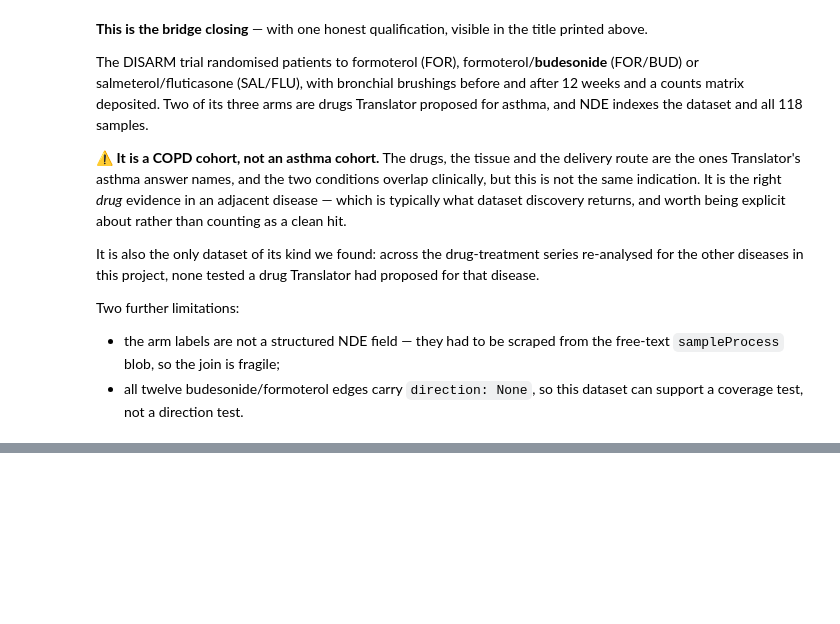
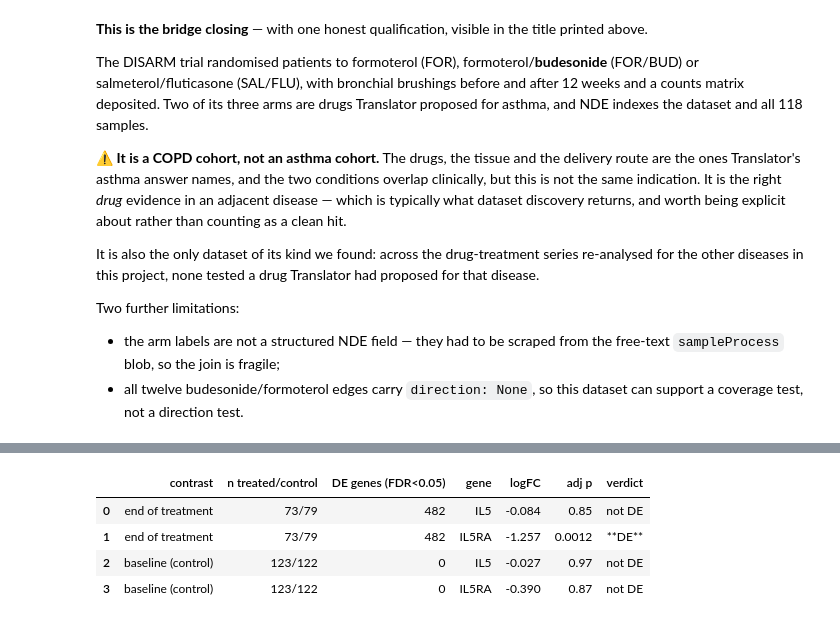
Before and after one commit to andrewsu/translator-nde, a Jupyter notebook: notebooks/asthma_translator_nde.ipynb, the cells around one changed output, grey strips where cells are left out. Saved outputs shown, nothing was run; the diff lists cells and outputs as text; code cells hidden in the pictures; blank space fills up the shorter version.

```diff
--- a/notebooks/asthma_translator_nde.ipynb
+++ b/notebooks/asthma_translator_nde.ipynb
@@ -610,0 +631,20 @@ Two further limitations:
+# %%
+re_out = json.loads(Path("../results/gse292059_reanalysis.json").read_text())
+rows = []
+for visit, label in [("visit14", "end of treatment"), ("visit01", "baseline (control)")]:
+    c = re_out["contrasts"][visit]
+    for gene, r in c["translator_genes"].items():
+        rows.append({"contrast": label, "n treated/control": f"{c['n_treated']}/{c['n_control']}",
+                     "DE genes (FDR<0.05)": c["n_significant"],
+                     "gene": gene,
+                     "logFC": None if r is None else round(r["logFC"], 3),
+                     "adj p": None if r is None else f"{r['adj_p']:.2g}",
+                     "verdict": "—" if r is None else
+                                ("**DE**" if r["adj_p"] < 0.05 else "not DE")})
+pd.DataFrame(rows)
+# %% [output]
+|  | contrast | n treated/control | DE genes (FDR<0.05) | gene | logFC | adj p | verdict |
+| 0 | end of treatment | 73/79 | 482 | IL5 | -0.084 | 0.85 | not DE |
+| 1 | end of treatment | 73/79 | 482 | IL5RA | -1.257 | 0.0012 | **DE** |
+| 2 | baseline (control) | 123/122 | 0 | IL5 | -0.027 | 0.97 | not DE |
+| 3 | baseline (control) | 123/122 | 0 | IL5RA | -0.390 | 0.87 | not DE |
```
Also changed, not shown: parts of 9 cells of this notebook, 5 other files.
